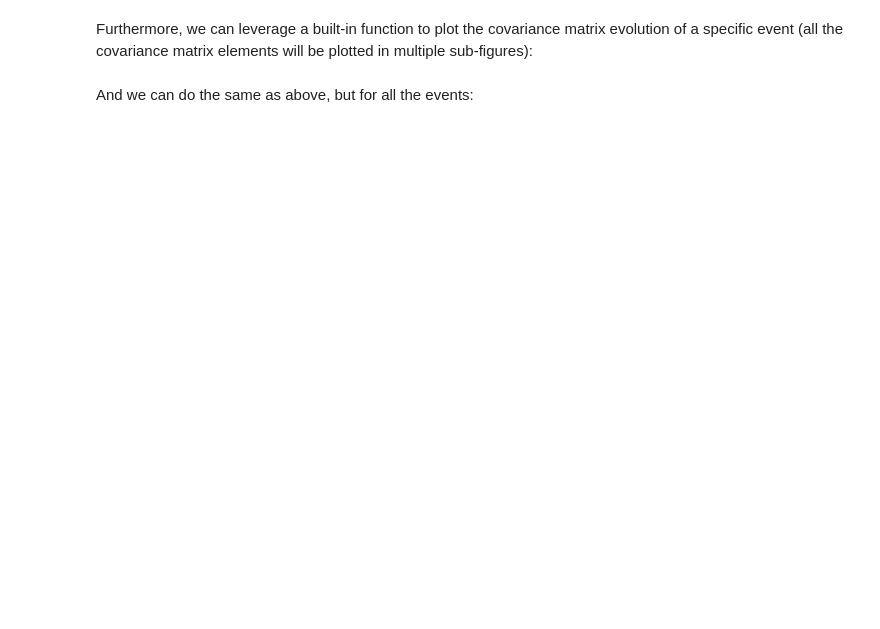
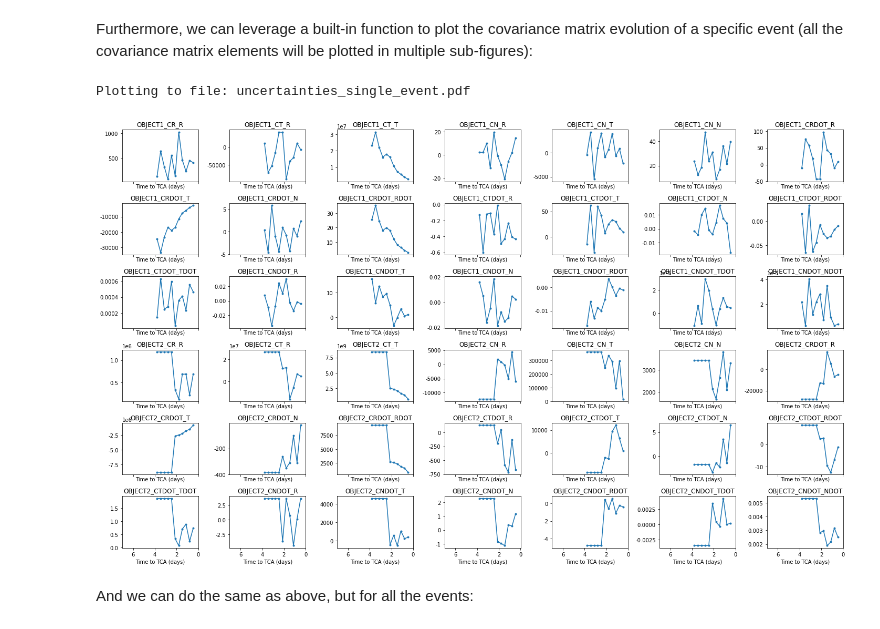
Before and after one commit to kesslerlib/kessler, a Jupyter notebook: docs/source/tutorials/cdms_analysis_and_plotting.ipynb, the cells around one changed output. Cells and saved outputs as stored; diff of their text form; code cells hidden in the pictures; blank space fills up the shorter version.

```diff
--- a/docs/source/tutorials/cdms_analysis_and_plotting.ipynb
+++ b/docs/source/tutorials/cdms_analysis_and_plotting.ipynb
@@ -19,7 +38,10 @@ events.plot_features(features, file_name='multi_features_multi_events.pdf')
 # %% [markdown]
 Furthermore, we can leverage a built-in function to plot the covariance matrix evolution of a specific event (all the covariance matrix elements will be plotted in multiple sub-figures):
 # %%
-events[30].plot_uncertainty(file_name='uncertainties_single_event.pdf')
+events[1].plot_uncertainty(file_name='uncertainties_single_event.pdf')
+# %% [output]
+Plotting to file: uncertainties_single_event.pdf
+[figure, added]
 # %% [markdown]
 And we can do the same as above, but for all the events:
 # %%
```
Also changed, not shown: parts of 7 cells of this notebook, 3 other files.
